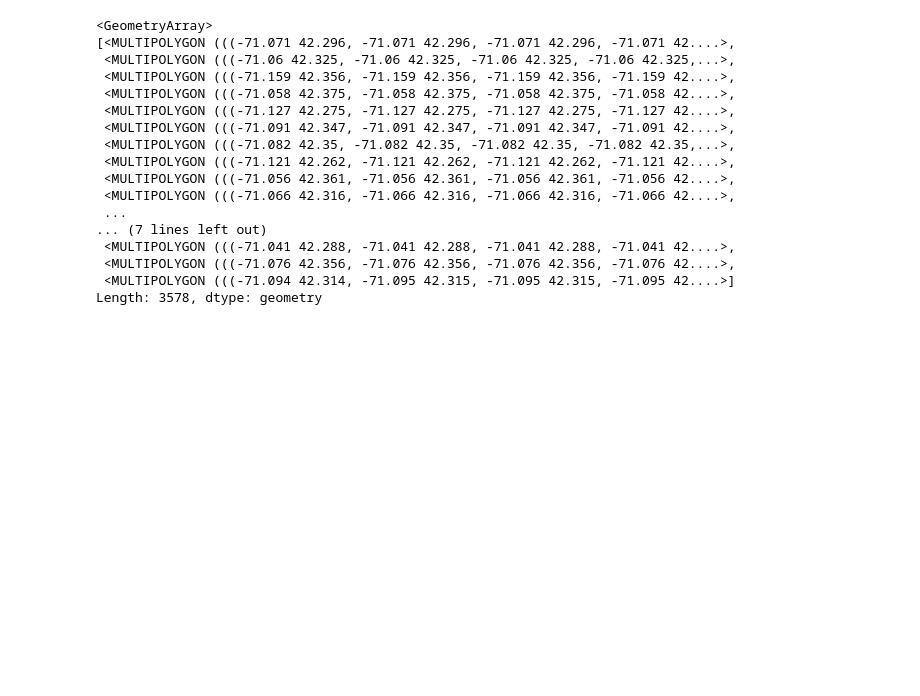
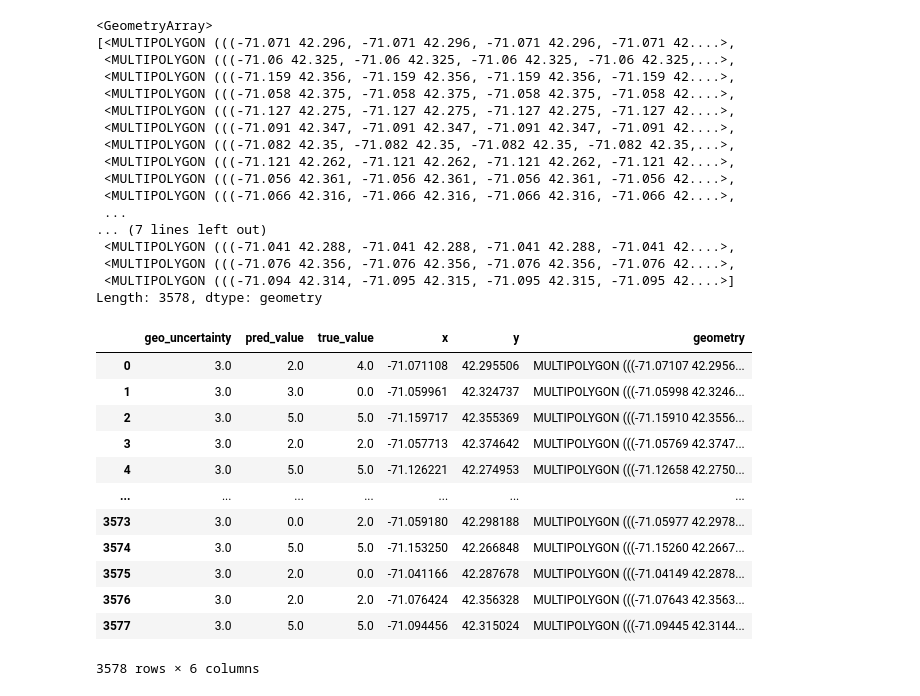
Before and after one commit to Vezarachan/GeoConformalPrediction, a Jupyter notebook: examples/boston_urban_function_geocp.ipynb, the cells around one changed output. Cells and saved outputs as stored; diff of their text form; code cells hidden in the pictures; blank space fills up the shorter version.

```diff
--- a/examples/boston_urban_function_geocp.ipynb
+++ b/examples/boston_urban_function_geocp.ipynb
@@ -106,6 +106,22 @@ geo_test.values
 Length: 3578, dtype: geometry
 # %%
 results_geo['geometry'] = geo_test.values
+# %%
+results_geo
+# %% [output]
+|  | geo_uncertainty | pred_value | true_value | x | y | geometry |
+| 0 | 3.0 | 2.0 | 4.0 | -71.071108 | 42.295506 | MULTIPOLYGON (((-71.07107 42.2956... |
+| 1 | 3.0 | 3.0 | 0.0 | -71.059961 | 42.324737 | MULTIPOLYGON (((-71.05998 42.3246... |
+| 2 | 3.0 | 5.0 | 5.0 | -71.159717 | 42.355369 | MULTIPOLYGON (((-71.15910 42.3556... |
+| 3 | 3.0 | 2.0 | 2.0 | -71.057713 | 42.374642 | MULTIPOLYGON (((-71.05769 42.3747... |
+| 4 | 3.0 | 5.0 | 5.0 | -71.126221 | 42.274953 | MULTIPOLYGON (((-71.12658 42.2750... |
+| ... | ... | ... | ... | ... | ... | ... |
+| 3573 | 3.0 | 0.0 | 2.0 | -71.059180 | 42.298188 | MULTIPOLYGON (((-71.05977 42.2978... |
+| 3574 | 3.0 | 5.0 | 5.0 | -71.153250 | 42.266848 | MULTIPOLYGON (((-71.15260 42.2667... |
+| 3575 | 3.0 | 2.0 | 0.0 | -71.041166 | 42.287678 | MULTIPOLYGON (((-71.04149 42.2878... |
+| 3576 | 3.0 | 2.0 | 2.0 | -71.076424 | 42.356328 | MULTIPOLYGON (((-71.07643 42.3563... |
+| 3577 | 3.0 | 5.0 | 5.0 | -71.094456 | 42.315024 | MULTIPOLYGON (((-71.09445 42.3144... |
+3578 rows × 6 columns
 # %%
 utm = gcrs.WebMercator()
 
```
Also changed, not shown: parts of 6 cells of this notebook, 7 other files.
